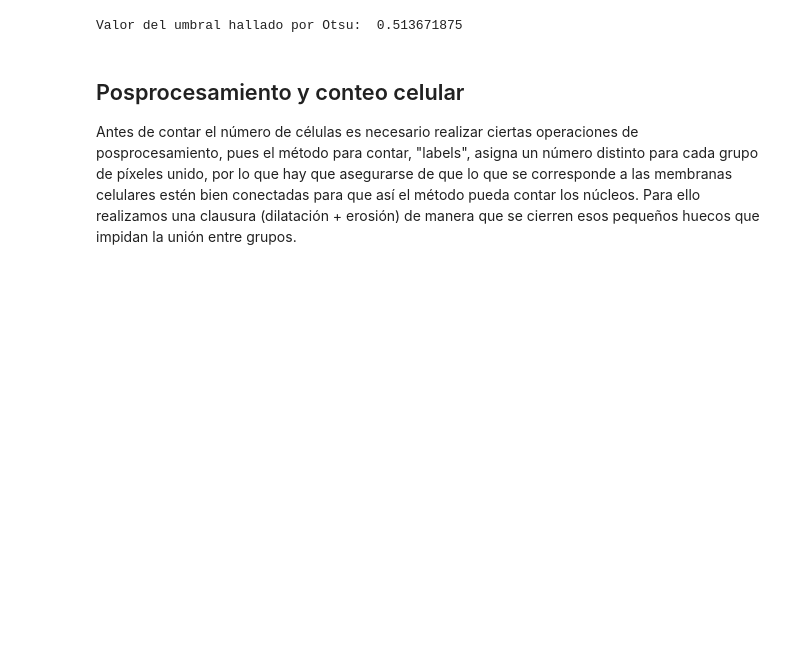
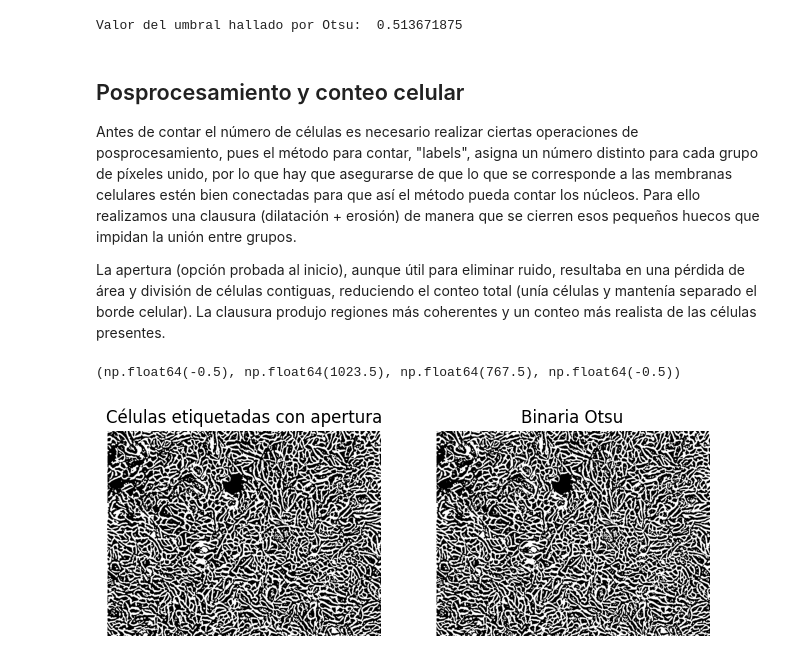
Before and after one commit to diazveraserrano-boop/Procesamiento-de-Imagen, a Jupyter notebook: Imagen2.ipynb, the cells around one changed output. Drawn from its saved outputs; the diff is of its cells as text; code cells hidden in the pictures; blank space fills up the shorter version.

```diff
--- a/Imagen2.ipynb
+++ b/Imagen2.ipynb
@@ -77,3 +79,17 @@ Valor del umbral hallado por Otsu:  0.513671875
 ## Posprocesamiento y conteo celular
 
 Antes de contar el número de células es necesario realizar ciertas operaciones de posprocesamiento, pues el método para contar, "labels", asigna un número distinto para cada grupo de píxeles unido, por lo que hay que asegurarse de que lo que se corresponde a las membranas celulares estén bien conectadas para que así el método pueda contar los núcleos. Para ello realizamos una clausura (dilatación + erosión) de manera que se cierren esos pequeños huecos que impidan la unión entre grupos.
+
+La apertura (opción probada al inicio), aunque útil para eliminar ruido, resultaba en una pérdida de área y división de células contiguas, reduciendo el conteo total (unía células y mantenía separado el borde celular). La clausura produjo regiones más coherentes y un conteo más realista de las células presentes.
+# %%
+from skimage import morphology, measure  # Morfología y medición
+import matplotlib.pyplot as plt
+
+mask = morphology.binary_opening(binary_otsu, morphology.disk(1))      # Suavizar bordes y eliminar ruido fino
+
+plt.figure(figsize=(12,4))
+plt.subplot(1,3,1); plt.imshow(mask, cmap='gray'); plt.title('Células etiquetadas con apertura'); plt.axis('off')
+plt.subplot(1,3,2); plt.imshow(binary_otsu, cmap='gray'); plt.title('Binaria Otsu'); plt.axis('off')
+# %% [output]
+(np.float64(-0.5), np.float64(1023.5), np.float64(767.5), np.float64(-0.5))
+[figure, added]
```
Also changed, not shown: parts of 4 cells of this notebook.
